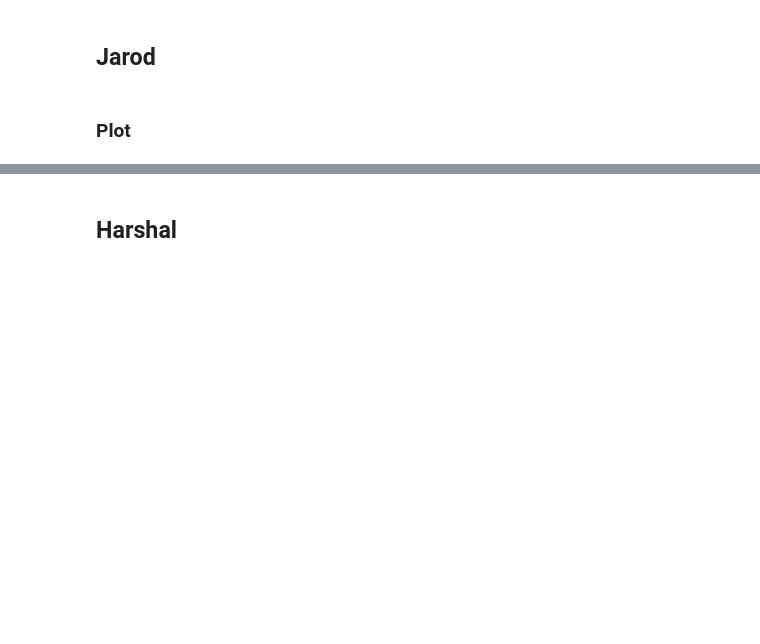
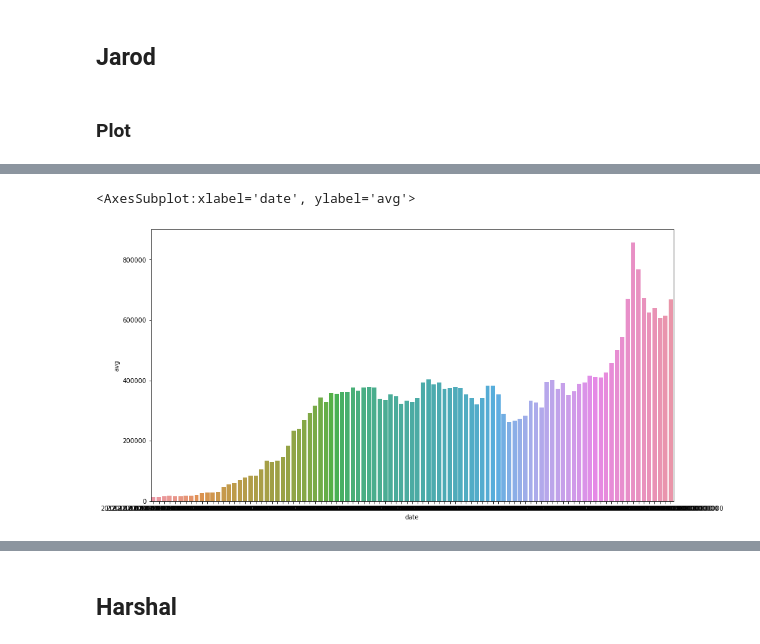
Before and after one commit to data301-2021-winter1/project-group01-project, a Jupyter notebook: notebooks/Milestone3-Data_Analysis.ipynb, the cells around one changed output, grey strips where cells are left out. Saved outputs shown, nothing was run; the diff lists cells and outputs as text; code cells hidden in the pictures; blank space fills up the shorter version.

```diff
--- a/notebooks/Milestone3-Data_Analysis.ipynb
+++ b/notebooks/Milestone3-Data_Analysis.ipynb
@@ -19,0 +28,7 @@ sns.scatterplot(x = 'date', y='gain', data = df_csgo_sorted)
+# %%
+fig = plt.gcf()
+fig.set_size_inches(15, 8)
+sns.barplot(x = 'date', y='avg', data = df_csgo_sorted)
+# %% [output]
+<AxesSubplot:xlabel='date', ylabel='avg'>
+[figure, added]
```
Also changed, not shown: parts of 10 cells of this notebook.
